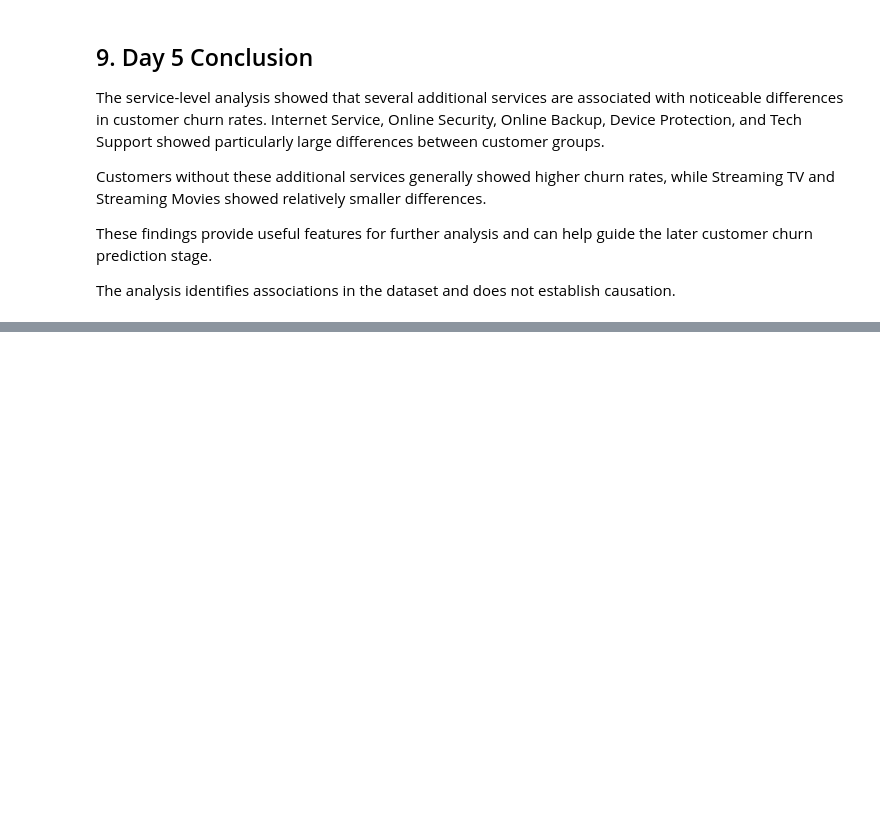
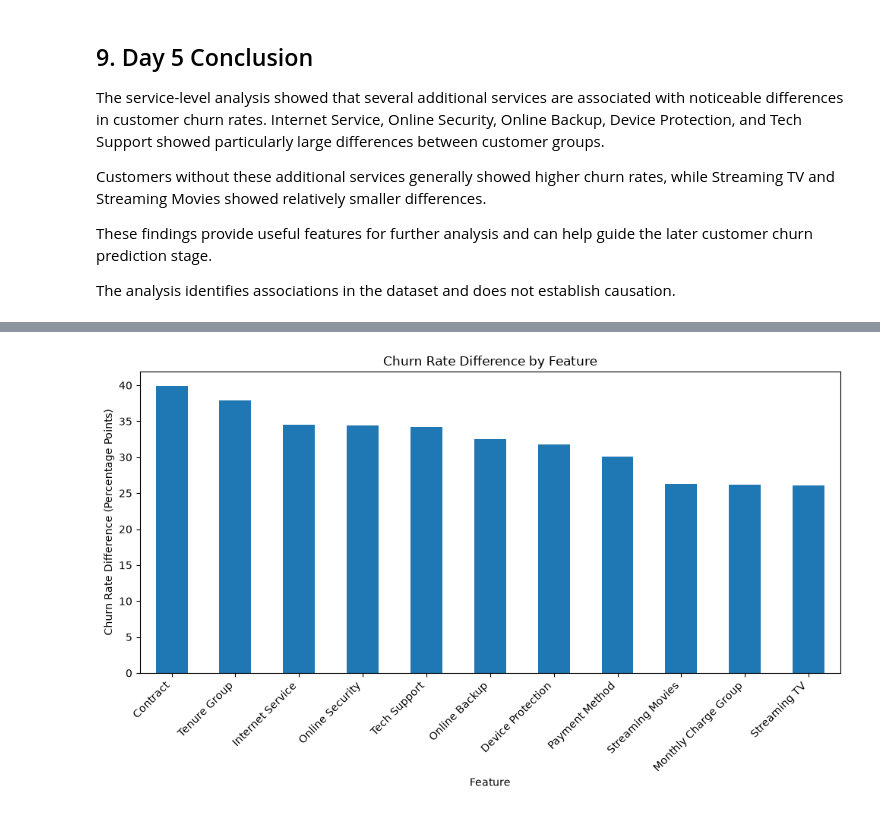
Before and after one commit to sagarsiddharth09-blip/customer-churn-LTV-engine, a Jupyter notebook: Akshay_Baseline_Analytics.ipynb, the cells around one changed output, grey strips where cells are left out. Cells and saved outputs as stored; diff of their text form; code cells hidden in the pictures; blank space fills up the shorter version.

Commit message:
Add Day 6 churn feature comparison

```diff
--- a/Akshay_Baseline_Analytics.ipynb
+++ b/Akshay_Baseline_Analytics.ipynb
@@ -1813,0 +1915,19 @@ The analysis identifies associations in the dataset and does not establish causa
+# %%
+# Calculate the difference between highest and lowest churn rate for each feature
+
+feature_churn_range = (
+    feature_comparison
+    .groupby("Feature")["Churn Rate (%)"]
+    .agg(["min", "max"])
+)
+
+feature_churn_range["Churn Rate Difference (%)"] = (
+    feature_churn_range["max"] - feature_churn_range["min"]
+)
+
+feature_churn_range = feature_churn_range.sort_values(
+    "Churn Rate Difference (%)",
+    ascending=False
+)
+
+feature_churn_range
@@ -1813,0 +1948,16 @@ The analysis identifies associations in the dataset and does not establish causa
+# %%
+# Plot churn-rate difference by feature
+
+plt.figure(figsize=(10, 6))
+
+feature_churn_range["Churn Rate Difference (%)"].plot(kind="bar")
+
+plt.title("Churn Rate Difference by Feature")
+plt.xlabel("Feature")
+plt.ylabel("Churn Rate Difference (Percentage Points)")
+plt.xticks(rotation=45, ha="right")
+
+plt.tight_layout()
+plt.show()
+# %% [output]
+[figure, added]
```
Also changed, not shown: parts of 8 cells of this notebook.
